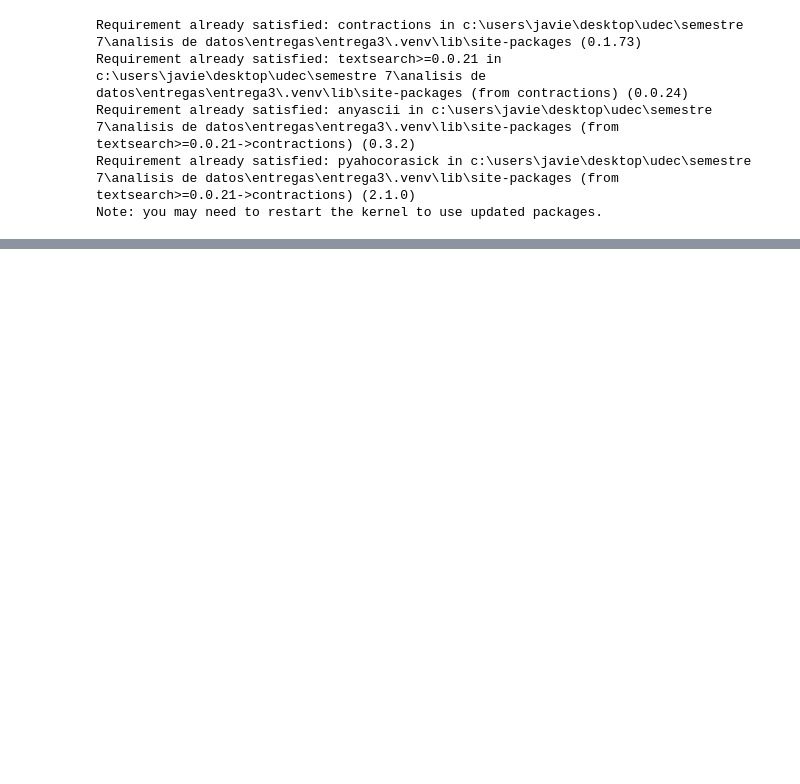
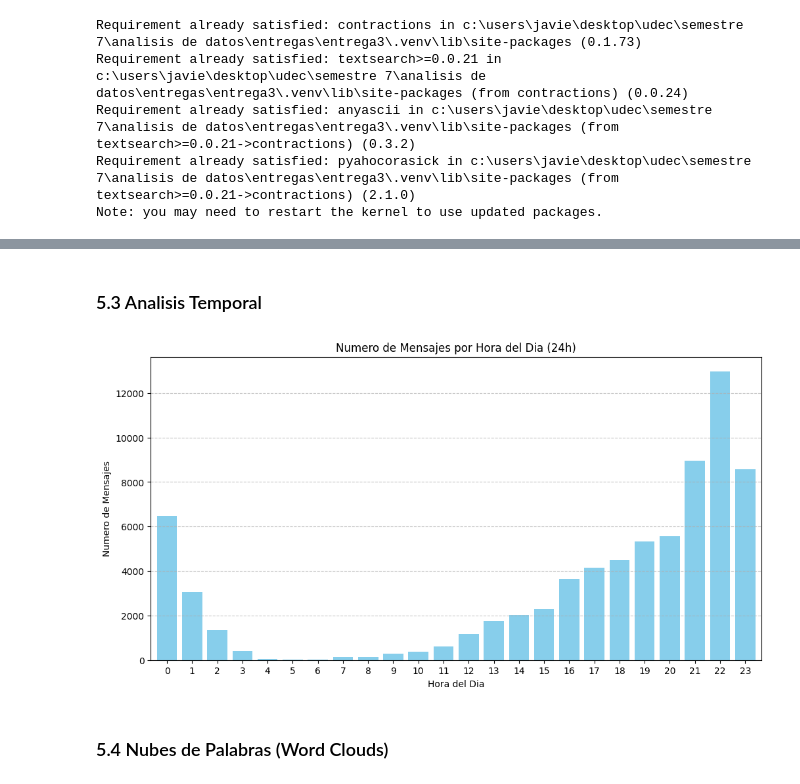
Before and after one commit to G6B0/Proyecto-Analisis-de-Datos, a Jupyter notebook: preparacion_datos.ipynb, the cells around one changed output, grey strips where cells are left out. Cells and saved outputs as stored; diff of their text form; code cells hidden in the pictures; blank space fills up the shorter version.

```diff
--- a/preparacion_datos.ipynb
+++ b/preparacion_datos.ipynb
@@ -618,0 +296,17 @@ except Exception as e:
+# %% [markdown]
+### 5.3 Analisis Temporal
+# %%
+hourly_activity = combined_df.dropna(subset=['datetime_parsed'])['datetime_parsed'].dt.hour.value_counts().sort_index()
+
+plt.figure(figsize=(12, 6))
+hourly_activity.plot(kind='bar', color='skyblue', width=0.8)
+plt.title('Numero de Mensajes por Hora del Dia (24h)')
+plt.xlabel('Hora del Dia')
+plt.ylabel('Numero de Mensajes')
+plt.xticks(rotation=0)
+plt.grid(axis='y', linestyle='--', alpha=0.7)
+plt.show()
+# %% [output]
+[figure, added]
+# %% [markdown]
+### 5.4 Nubes de Palabras (Word Clouds)
```
Also changed, not shown: parts of 61 cells of this notebook, 3 other files.
